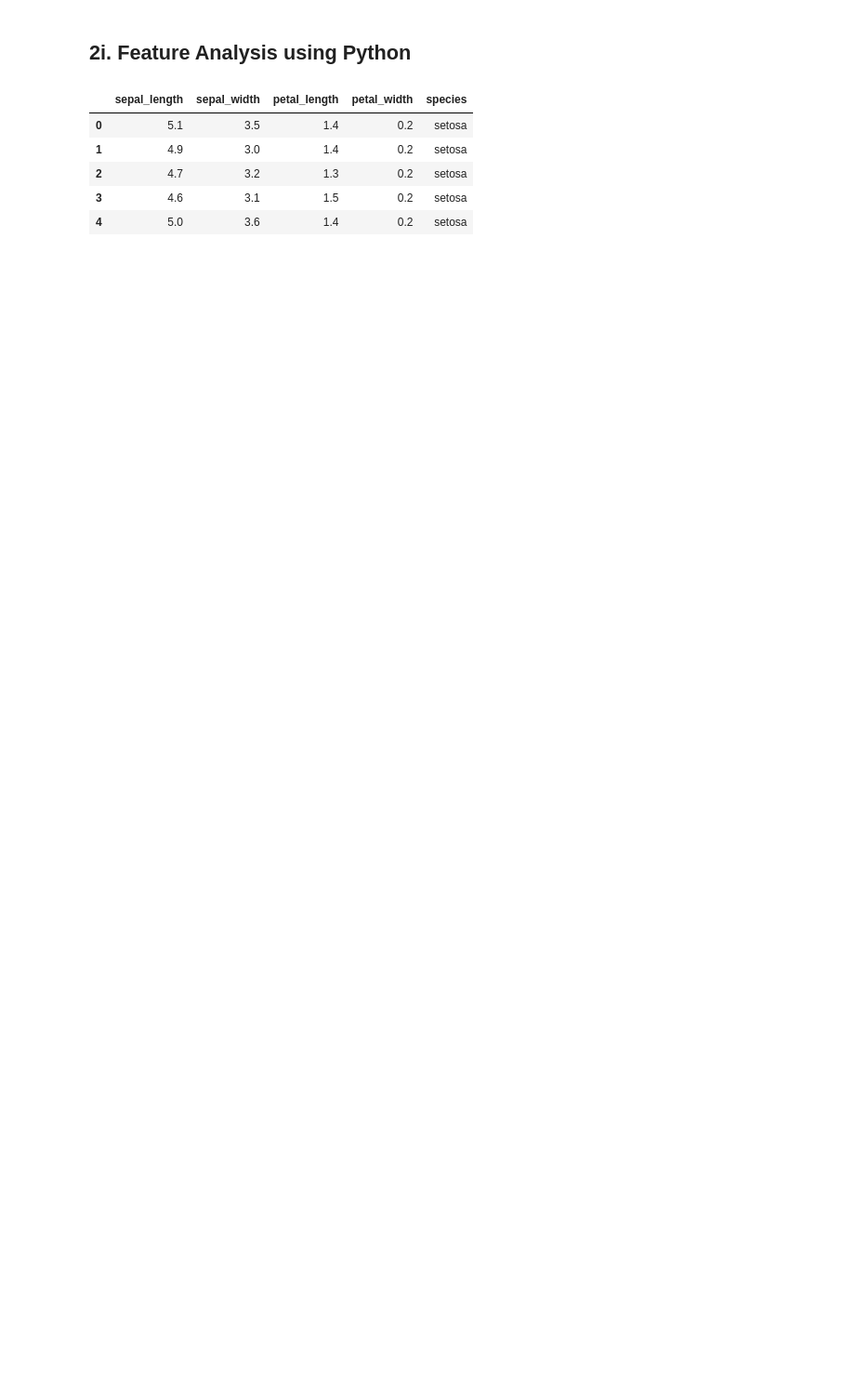
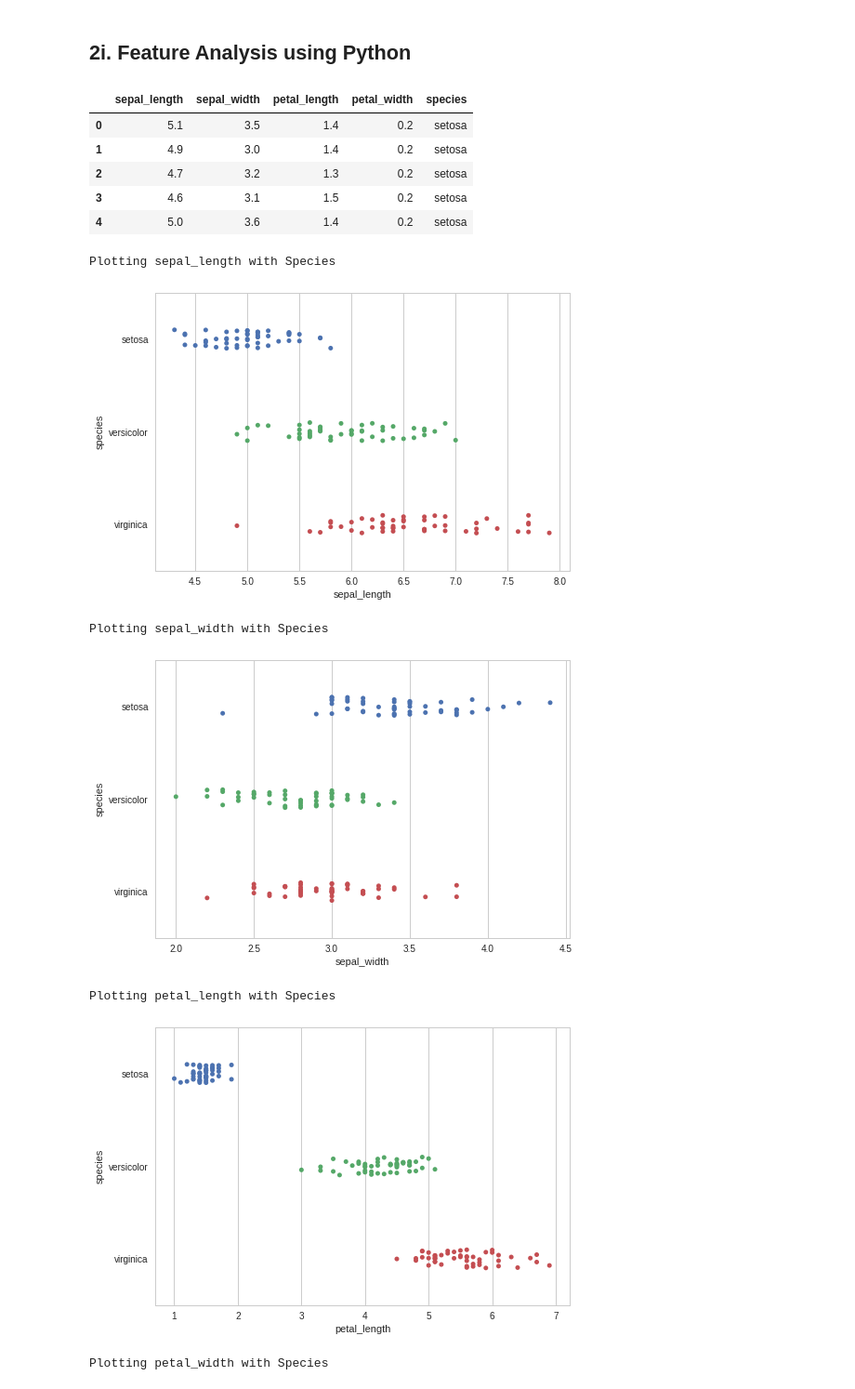
Before and after one commit to ramosjanoah/ml-experiment, a Jupyter notebook: task.ipynb, the cells around one changed output. Shown at 93% size. Drawn from its saved outputs; the diff is of its cells as text; code cells hidden in the pictures; blank space fills up the shorter version.

```diff
--- a/task.ipynb
+++ b/task.ipynb
@@ -233,5 +233,19 @@ iris.head()
 # %%
 import seaborn as sns
 sns.set(style="whitegrid", color_codes=True)
 
-a = sns.stripplot(x="sepal_length", y="species", data=iris)
+feature = ['sepal_length', 'sepal_width', 'petal_length', 'petal_width']
+
+for fea in feature:
+    print("Plotting " + fea + " with Species")
+    sns.stripplot(x=fea,y='species', data=iris, jitter=True)
+    sns.plt.show()
+    print("\n")
+# %% [output]
+Plotting sepal_length with Species
+[figure, added]
+Plotting sepal_width with Species
+[figure, added]
+Plotting petal_length with Species
+[figure, added]
+Plotting petal_width with Species
```
Also changed, not shown: parts of 5 cells of this notebook, 1 other file.
